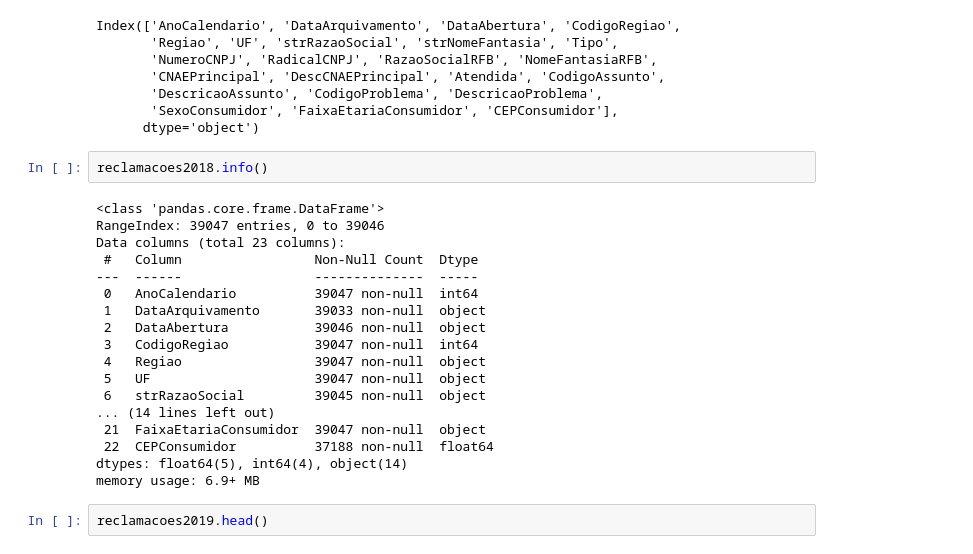
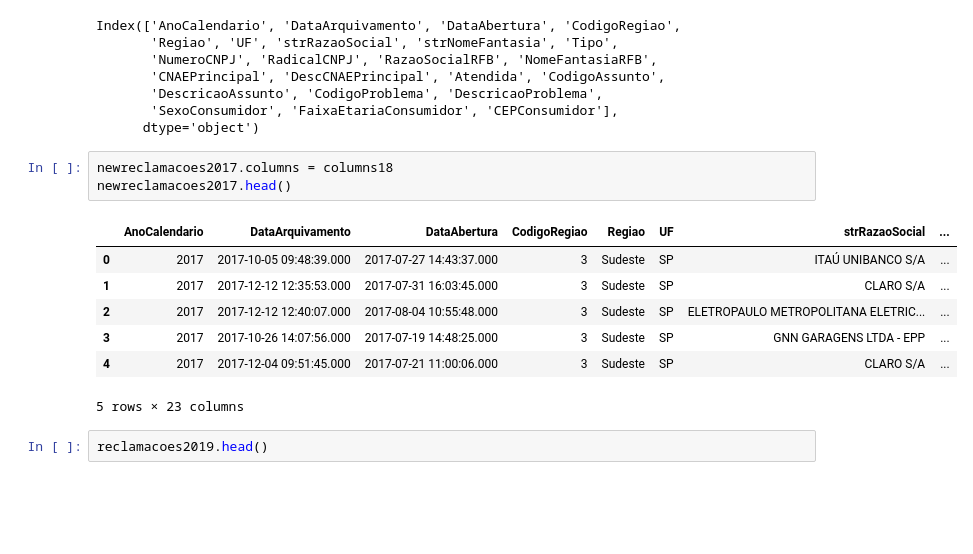
Before and after one commit to dsreliete/Womakerscode-DA-desafio_squad, a Jupyter notebook: Desafio_Final_Reclamações_do_Consumidor.ipynb, the cells around one changed output. Saved outputs shown, nothing was run; the diff lists cells and outputs as text; blank space fills up the shorter version.

```diff
--- a/Desafio_Final_Reclamações_do_Consumidor.ipynb
+++ b/Desafio_Final_Reclamações_do_Consumidor.ipynb
@@ -125,26 +146,17 @@ Index(['AnoCalendario', 'DataArquivamento', 'DataAbertura', 'CodigoRegiao',
        'DescricaoAssunto', 'CodigoProblema', 'DescricaoProblema',
        'SexoConsumidor', 'FaixaEtariaConsumidor', 'CEPConsumidor'],
       dtype='object')
-# %%
-reclamacoes2018.info()
-# %% [output]
-<class 'pandas.core.frame.DataFrame'>
-RangeIndex: 39047 entries, 0 to 39046
-Data columns (total 23 columns):
- #   Column                 Non-Null Count  Dtype
----  ------                 --------------  -----
- 0   AnoCalendario          39047 non-null  int64
- 1   DataArquivamento       39033 non-null  object
- 2   DataAbertura           39046 non-null  object
- 3   CodigoRegiao           39047 non-null  int64
- 4   Regiao                 39047 non-null  object
- 5   UF                     39047 non-null  object
- 6   strRazaoSocial         39045 non-null  object
-... (14 lines left out)
- 21  FaixaEtariaConsumidor  39047 non-null  object
- 22  CEPConsumidor          37188 non-null  float64
-dtypes: float64(5), int64(4), object(14)
-memory usage: 6.9+ MB
+# %%
+newreclamacoes2017.columns = columns18
+newreclamacoes2017.head()
+# %% [output]
+|  | AnoCalendario | DataArquivamento | DataAbertura | CodigoRegiao | Regiao | UF | strRazaoSocial | ... |
+| 0 | 2017 | 2017-10-05 09:48:39.000 | 2017-07-27 14:43:37.000 | 3 | Sudeste | SP | ITAÚ UNIBANCO S/A | ... |
+| 1 | 2017 | 2017-12-12 12:35:53.000 | 2017-07-31 16:03:45.000 | 3 | Sudeste | SP | CLARO S/A | ... |
+| 2 | 2017 | 2017-12-12 12:40:07.000 | 2017-08-04 10:55:48.000 | 3 | Sudeste | SP | ELETROPAULO METROPOLITANA ELETRIC... | ... |
+| 3 | 2017 | 2017-10-26 14:07:56.000 | 2017-07-19 14:48:25.000 | 3 | Sudeste | SP | GNN GARAGENS LTDA - EPP | ... |
+| 4 | 2017 | 2017-12-04 09:51:45.000 | 2017-07-21 11:00:06.000 | 3 | Sudeste | SP | CLARO S/A | ... |
+5 rows × 23 columns
 # %%
 reclamacoes2019.head()
 # %% [output]
```
Also changed, not shown: parts of 3 cells of this notebook.
